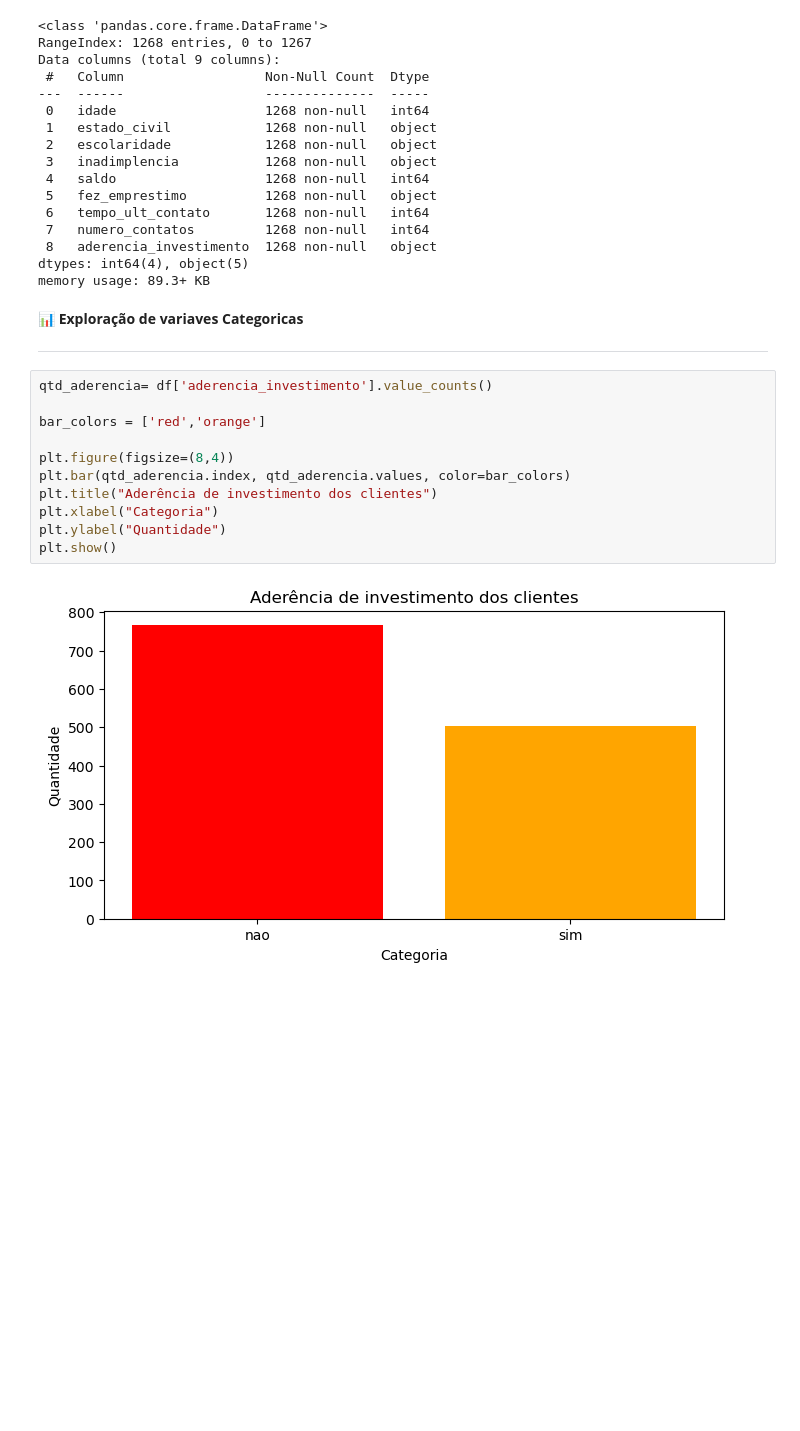
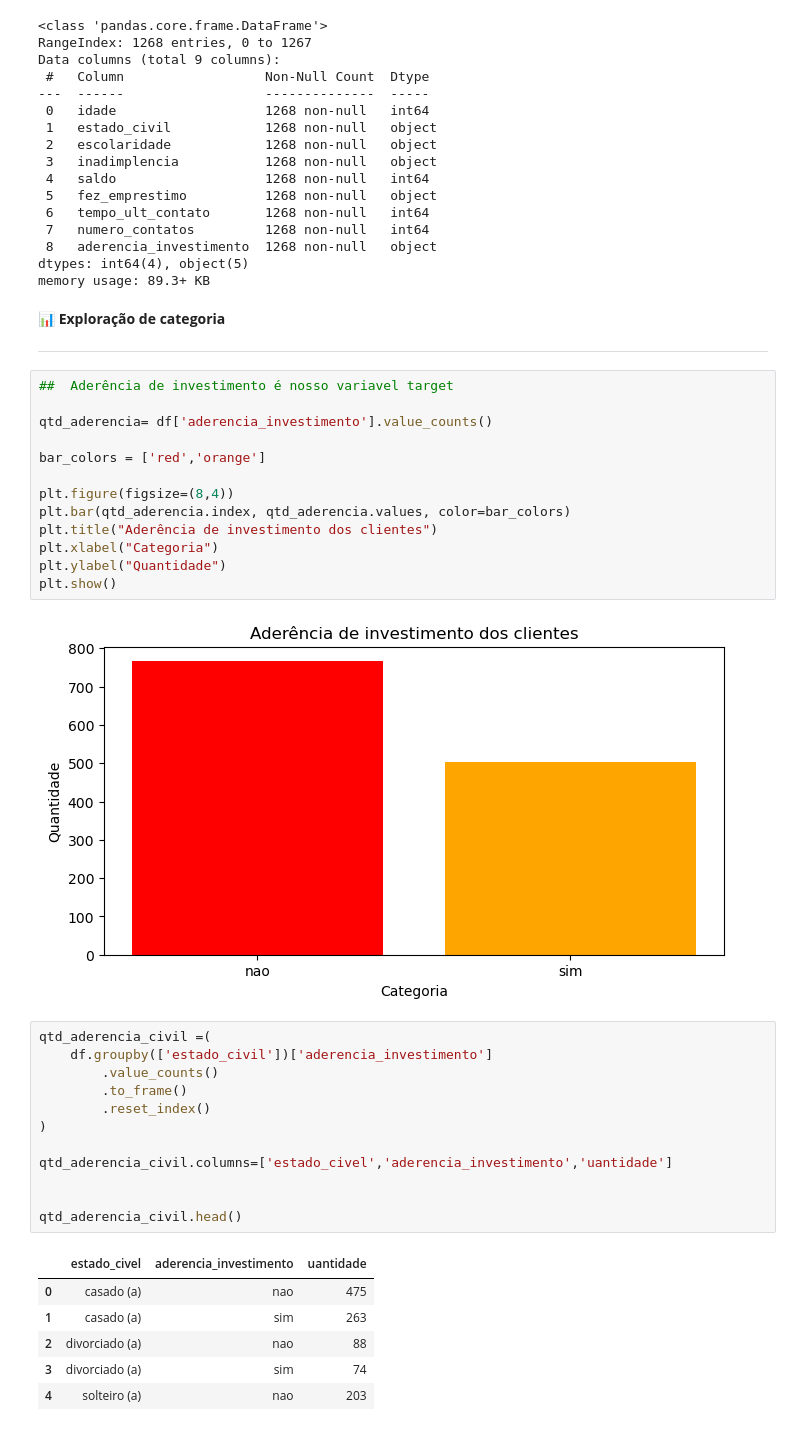
Before and after one commit to emersonsantosgithub/modelo-de-classificacao, a Jupyter notebook: Modelo-de-Classificacao.ipynb, the cells around one changed output. Saved outputs shown, nothing was run; the diff lists cells and outputs as text; blank space fills up the shorter version.

```diff
--- a/Modelo-de-Classificacao.ipynb
+++ b/Modelo-de-Classificacao.ipynb
@@ -45,10 +41,12 @@ Data columns (total 9 columns):
 dtypes: int64(4), object(5)
 memory usage: 89.3+ KB
 # %% [markdown]
- 📊 **Exploração de variaves Categoricas**
+ 📊 **Exploração de categoria**
 
  ---
 # %%
+##  Aderência de investimento é nosso variavel target
+
 qtd_aderencia= df['aderencia_investimento'].value_counts()
 
 bar_colors = ['red','orange']
@@ -61,3 +59,22 @@ plt.ylabel("Quantidade")
 plt.show()
 # %% [output]
 [figure]
+# %%
+qtd_aderencia_civil =(
+    df.groupby(['estado_civil'])['aderencia_investimento']
+        .value_counts()
+        .to_frame()
+        .reset_index()
+)
+
+qtd_aderencia_civil.columns=['estado_civel','aderencia_investimento','uantidade']
+
+
+qtd_aderencia_civil.head()
+# %% [output]
+|  | estado_civel | aderencia_investimento | uantidade |
+| 0 | casado (a) | nao | 475 |
+| 1 | casado (a) | sim | 263 |
+| 2 | divorciado (a) | nao | 88 |
+| 3 | divorciado (a) | sim | 74 |
+| 4 | solteiro (a) | nao | 203 |
```
Also changed, not shown: parts of 3 cells of this notebook.
